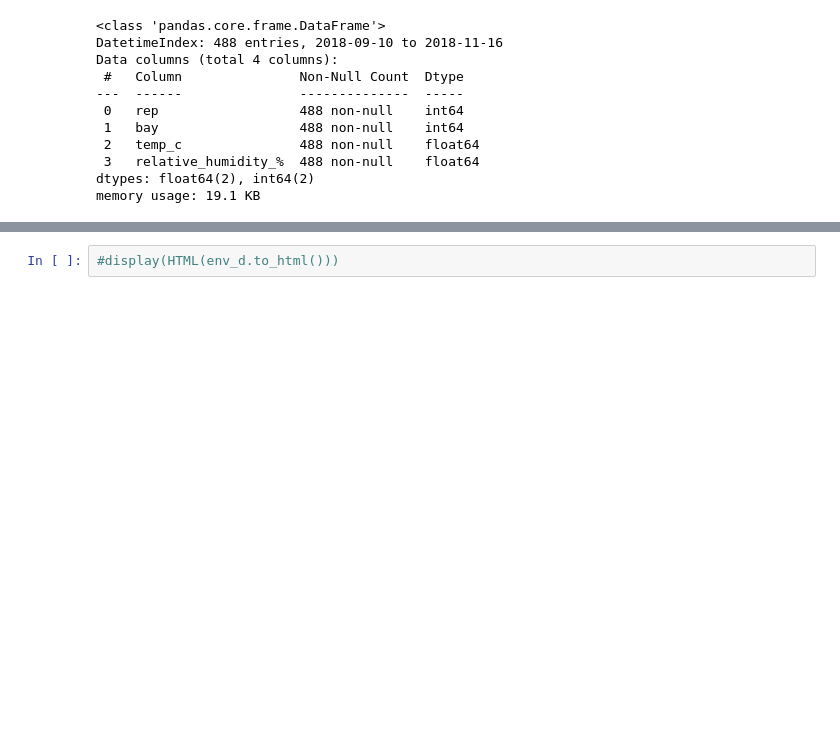
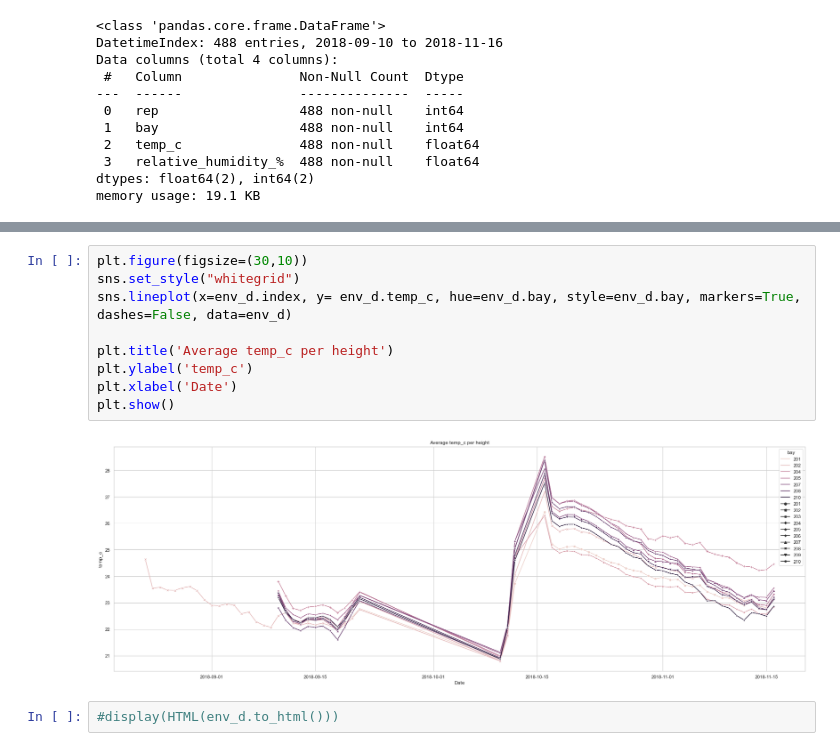
Before and after one commit to killianmeehan/Final-Project, a Jupyter notebook: Data_wrangling.ipynb, the cells around one changed output, grey strips where cells are left out. Cells and saved outputs as stored; diff of their text form; blank space fills up the shorter version.

```diff
--- a/Data_wrangling.ipynb
+++ b/Data_wrangling.ipynb
@@ -479,3 +531,14 @@ memory usage: 19.1 KB
+# %%
+plt.figure(figsize=(30,10))
+sns.set_style("whitegrid")
+sns.lineplot(x=env_d.index, y= env_d.temp_c, hue=env_d.bay, style=env_d.bay, markers=True, dashes=False, data=env_d)
+
+plt.title('Average temp_c per height')
+plt.ylabel('temp_c')
+plt.xlabel('Date')
+plt.show()
+# %% [output]
+[figure, added]
 # %%
 #display(HTML(env_d.to_html()))
 # %%
```
Also changed, not shown: parts of 14 cells of this notebook, 42 other files.
